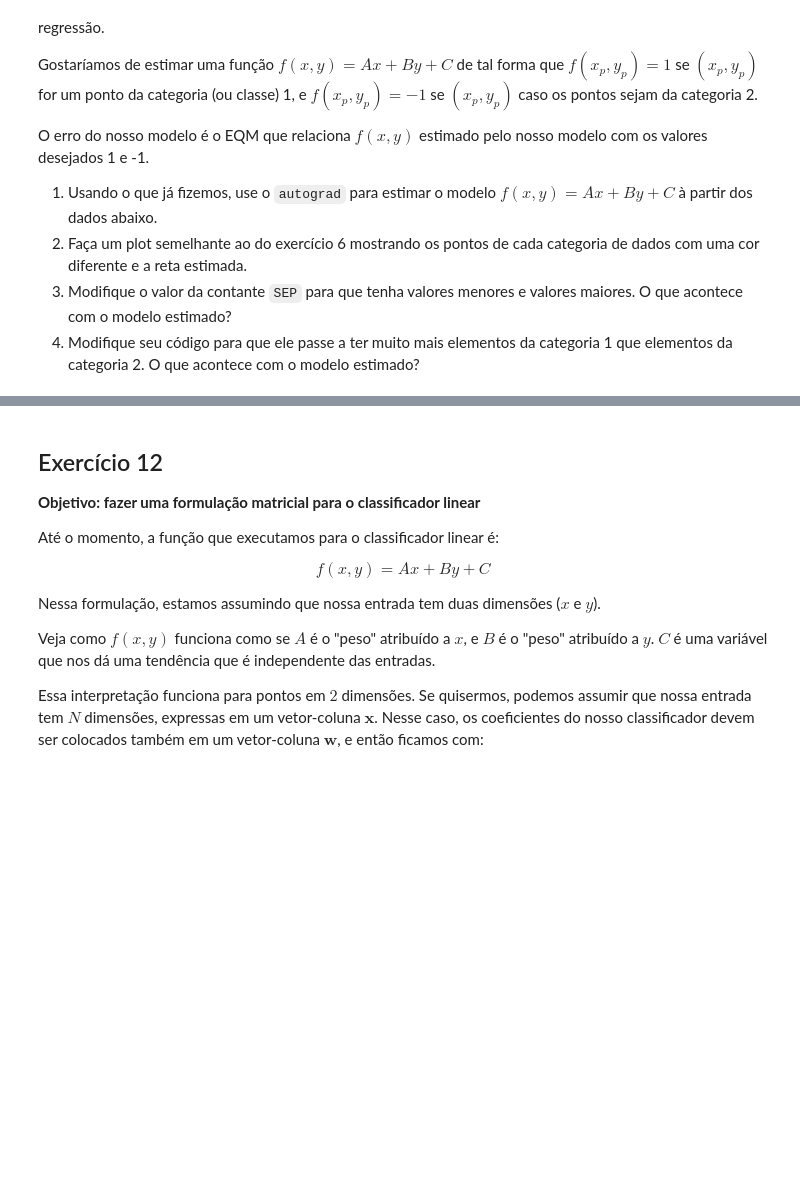
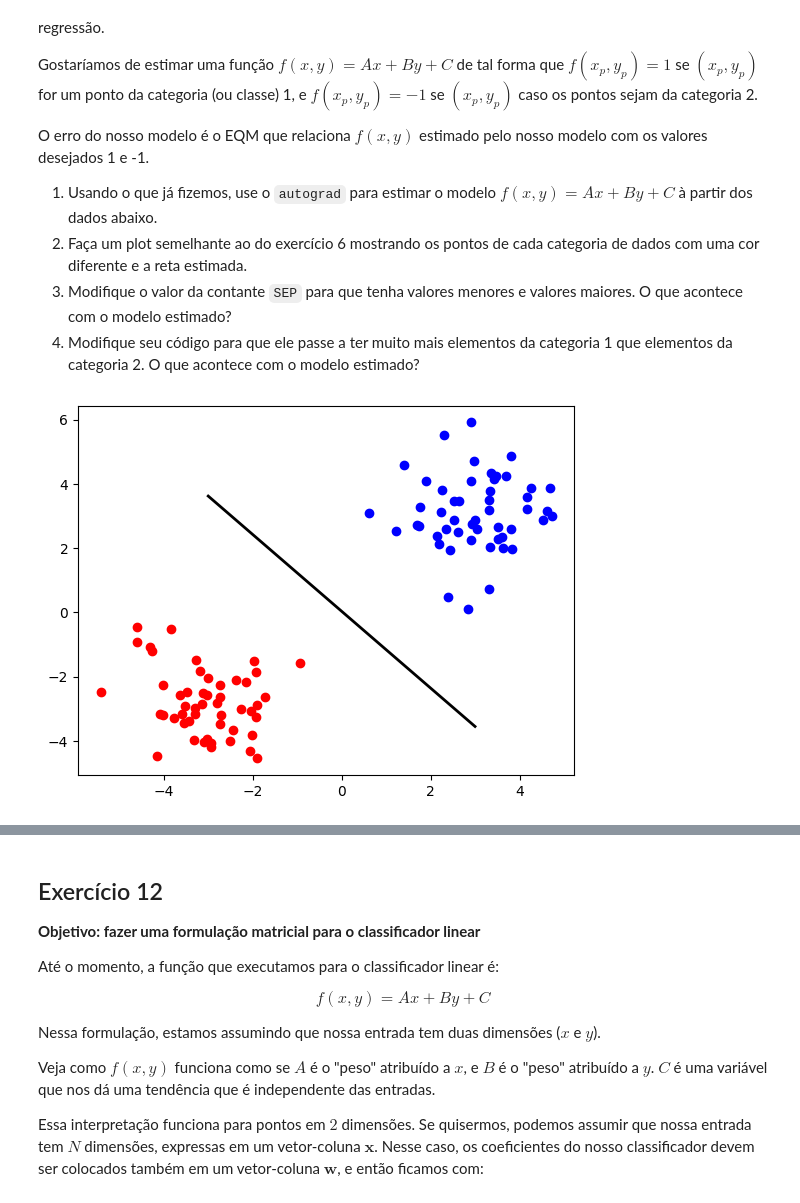
Before and after one commit to tiagoft/alglin-alunos, a Jupyter notebook: 06-regressao_classificacao.ipynb, the cells around one changed output, grey strips where cells are left out. Saved outputs shown, nothing was run; the diff lists cells and outputs as text; code cells hidden in the pictures; blank space fills up the shorter version.

```diff
--- a/06-regressao_classificacao.ipynb
+++ b/06-regressao_classificacao.ipynb
@@ -486,11 +495,21 @@ O erro do nosso modelo é o EQM que relaciona $f(x,y)$ estimado pelo nosso model
 1. Modifique seu código para que ele passe a ter muito mais elementos da categoria 1 que elementos da categoria 2. O que acontece com o modelo estimado?
 # %%
 import numpy as np
+from autograd import grad
 
 SEP =3
 
-dados_c1 = np.random.randn(2,50) + SEP
-dados_c2 = np.random.randn(2,50) - SEP
+dados_c1 = np.random.randn(2,50) + SEP  #x
+dados_c2 = np.random.randn(2,50) - SEP  #y
+
+
+plt.figure()
+plt.scatter(dados_c1[0,:], dados_c1[1,:], c='b')
+plt.scatter(dados_c2[0,:], dados_c2[1,:], c='r')
+plt.plot(x,y, lw=2, c='k')
+plt.show()
+# %% [output]
+[figure, added]
 # %%
 import autograd.numpy as np_   # Thinly-wrapped version of Numpy
 from autograd import grad
```
Also changed, not shown: parts of 2 cells of this notebook.
